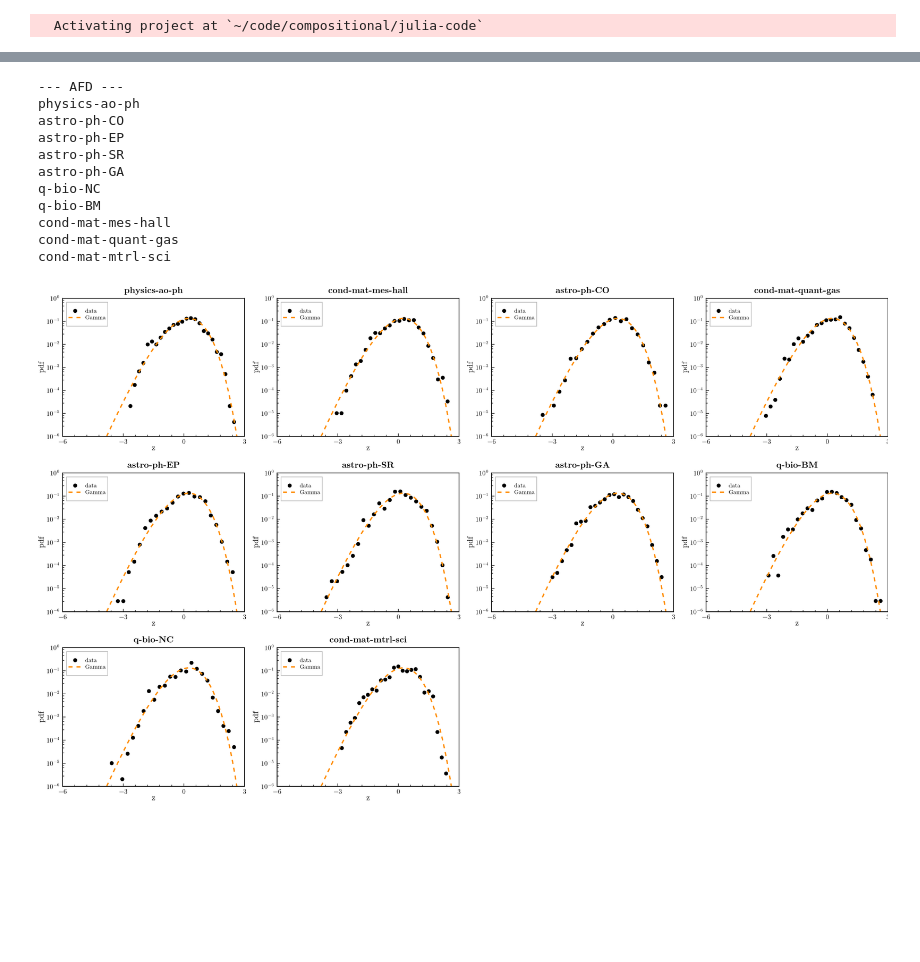
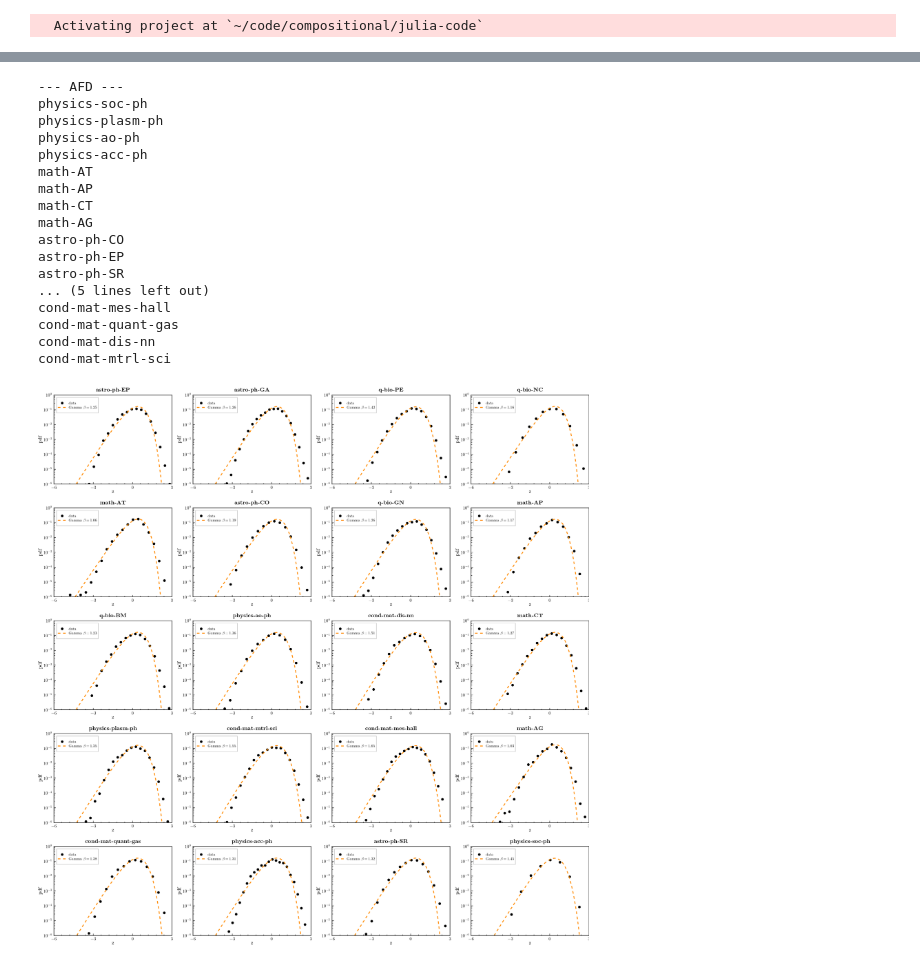
Before and after one commit to luca430/Meris, a Jupyter notebook: python-notebooks/Arxive.ipynb, the cells around one changed output, grey strips where cells are left out. Cells and saved outputs as stored; diff of their text form; code cells hidden in the pictures; blank space fills up the shorter version.

```diff
--- a/python-notebooks/Arxive.ipynb
+++ b/python-notebooks/Arxive.ipynb
@@ -17,7 +16,7 @@ using .MacroPatterns
 __theme = MakiePublication.theme_acs(; ishollowmarkers=[true,true])
 set_theme!(__theme)
 # %%
-big_df = Meris.arXivSampler.collect_arXive();
+big_df = Meris.arXivSampler.load(stopwords=true);
 # %%
 # Create different dfs for the different scales
 agg0 = deepcopy(big_df)
@@ -31,21 +30,27 @@ agg2 = select(big_df, [:component_id, :sample_id, :counts, :nreads])
 agg2.class .= "arXiv";
 # %%
 df = deepcopy(agg0)
-Meris.DataTools.df_filter!(df; min_samples=20, min_nreads=5e3)
+Meris.DataTools.df_filter!(df; min_samples=20, min_nreads=2e3)
 
 println("--- AFD ---")
-afd = MacroPatterns.compute_AFD(df; occ=0.95, bins=25, verbose=true, save=false);
+afd = MacroPatterns.compute_AFD(df; occ=0.8, bins=25, verbose=true, save=false);
 # %% [output]
 --- AFD ---
+physics-soc-ph
+physics-plasm-ph
 physics-ao-ph
+physics-acc-ph
+math-AT
+math-AP
+math-CT
+math-AG
 astro-ph-CO
 astro-ph-EP
 astro-ph-SR
-astro-ph-GA
-q-bio-NC
-q-bio-BM
+... (5 lines left out)
 cond-mat-mes-hall
 cond-mat-quant-gas
+cond-mat-dis-nn
 cond-mat-mtrl-sci
 # %%
 # Plot AFDs
@@ -68,34 +73,40 @@ zrange = -6:1e-2:3
 
 for (i, e) in enumerate(envs)
     row = (i - 1) ÷ ncols + 1
     col = (i - 1) % ncols + 1
     ax = Axis(fig[row, col];
         title = string(e),
         yscale = log10,
         limits = (xlims, ylims),
         xlabel = L"\text{z}",
         ylabel = L"\text{pdf}",
         xlabelsize = 12, ylabelsize = 12, titlesize = 13,
         xticklabelsize = 10, yticklabelsize = 10
     )
 
     # Data for this environment
     x, y = afd isa AbstractDict ? afd[e] : only(last.(filter(p -> first(p) == e, afd)))
 
+    # Parameters for this environment
+    freqs = Meris.DataTools.get_frequencies(df[df.class .== e, :], occ=0.5, rescale=false)
+    μ = mean(freqs, dims=1)
+    σ = std(freqs, dims=1)
+    β = mean(μ .^2 ./ σ .^ 2)
+
     # Plots
-    scatter!(ax, x, 10 .^ log.(y); markersize=7, label="data", color=:black)
+    scatter!(ax, x, 10 .^ log.(y); markersize=7, label=L"\text{data}", color=:black)
 
-    lines!(ax, zrange, 10 .^ Meris.LRDistr.lr_gamma(zrange, 4);
-           linewidth=2, linestyle=:dash, label="Gamma", color=:darkorange)
+    lines!(ax, zrange, 10 .^ Meris.LRDistr.lr_gamma(zrange, β);
+           linewidth=2, linestyle=:dash, label=L"\text{Gamma } \beta = %$(round(β, digits=2))", color=:darkorange)
 
     # Legend inside each axis
     axislegend(ax; position=:lt, framevisible=true, labelsize=9, padding=3)
 end
 
 # Optional: tighten layout a bit
 colgap!(fig.layout, 12)
 rowgap!(fig.layout, 10)
 
 fig
 # %% [output]
-[figure, old version]
+[figure, new version]
```
Also changed, not shown: parts of 1 cell of this notebook, 12 other files.
